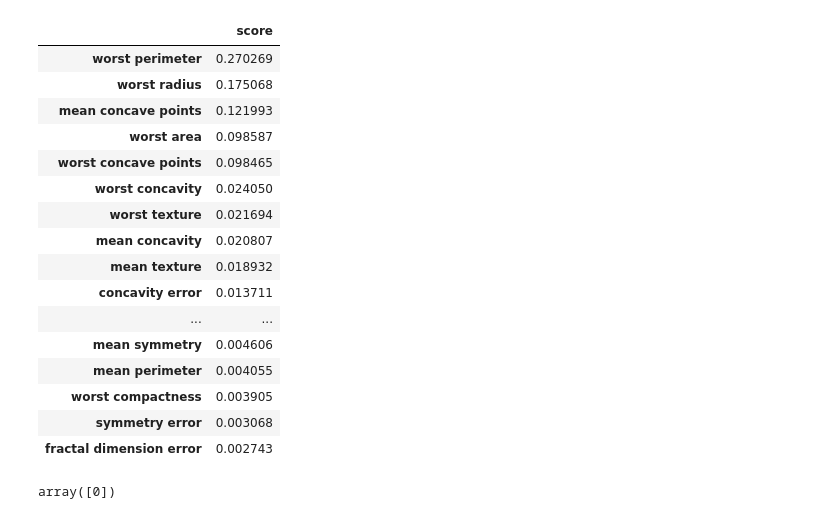
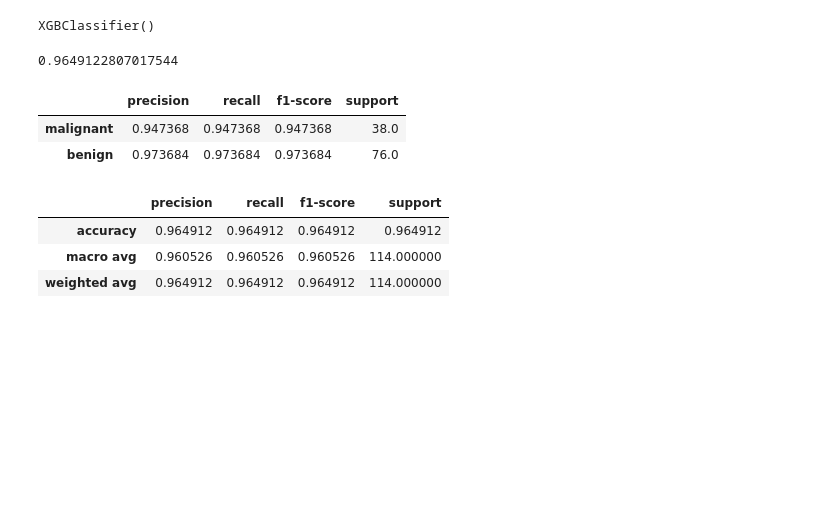
Before and after one commit to peisuke/ml-works, a Jupyter notebook: 5/5_4.ipynb, the cells around one changed output. Saved outputs shown, nothing was run; the diff lists cells and outputs as text; code cells hidden in the pictures; blank space fills up the shorter version.

```diff
--- a/5/5_4.ipynb
+++ b/5/5_4.ipynb
@@ -35,34 +31,31 @@ test_f1_macro: 0.9503446785254658
-# %%
-sum_score = np.zeros(len(X_cols ),)
-
-for i in range(splits):
-    sum_score += score["estimator"][i].feature_importances_
-
-df_score = pd.DataFrame(sum_score/splits,index=X_cols,columns=["score"])
-
-df_score.sort_values("score",ascending=False) #影響が大きい順に表示
-# %% [output]
-|  | score |
-| worst perimeter | 0.270269 |
-| worst radius | 0.175068 |
-| mean concave points | 0.121993 |
-| worst area | 0.098587 |
-| worst concave points | 0.098465 |
-| worst concavity | 0.024050 |
-| worst texture | 0.021694 |
-| mean concavity | 0.020807 |
-| mean texture | 0.018932 |
-| concavity error | 0.013711 |
-| ... | ... |
-| mean symmetry | 0.004606 |
-| mean perimeter | 0.004055 |
-| worst compactness | 0.003905 |
-| symmetry error | 0.003068 |
-| fractal dimension error | 0.002743 |
-# %%
-#予測
-sample = X[0] + np.random.rand(len(X[0])) #適当なデータを作成
-
-score["estimator"][0].predict([sample])
-# %% [output]
-array([0])
+# %%
+# 学習データとテストデータに分割
+X_train, X_test, y_train, y_test = train_test_split(X, y, test_size=0.2)
+
+# GradientBoostingの学習
+clf = xgb.XGBClassifier(objective="binary:logistic")
+clf.fit(X_train, y_train)
+# %% [output]
+XGBClassifier()
+# %%
+# テストデータに対する精度の確認
+pred = clf.predict(X_test)
+result = classification_report(y_test, pred, output_dict=True, target_names=cancer.target_names)
+df = pd.DataFrame(result).transpose()
+# %%
+# 精度の計算
+print((y_test == pred).sum() / len(y_test))
+# %% [output]
+0.9649122807017544
+# %%
+# より詳細な精度の確認（表の意味は、https://gotutiyan.hatenablog.com/entry/2020/09/09/111840、などを参照
+display(df[:2])
+display(df[2:])
+# %% [output]
+|  | precision | recall | f1-score | support |
+| malignant | 0.947368 | 0.947368 | 0.947368 | 38.0 |
+| benign | 0.973684 | 0.973684 | 0.973684 | 76.0 |
+|  | precision | recall | f1-score | support |
+| accuracy | 0.964912 | 0.964912 | 0.964912 | 0.964912 |
+| macro avg | 0.960526 | 0.960526 | 0.960526 | 114.000000 |
+| weighted avg | 0.964912 | 0.964912 | 0.964912 | 114.000000 |
```
Also changed, not shown: parts of 6 cells of this notebook.
